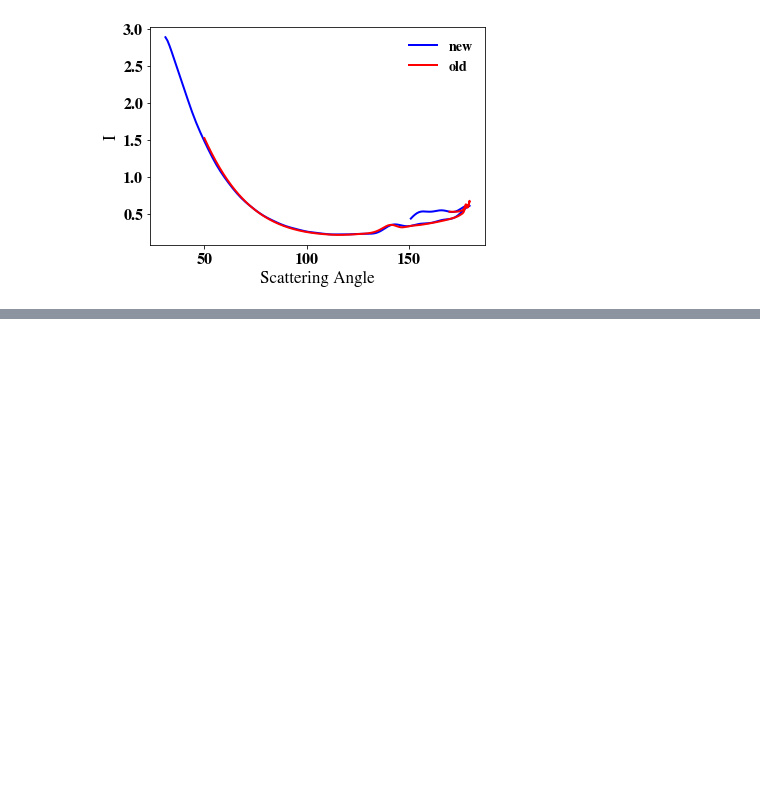
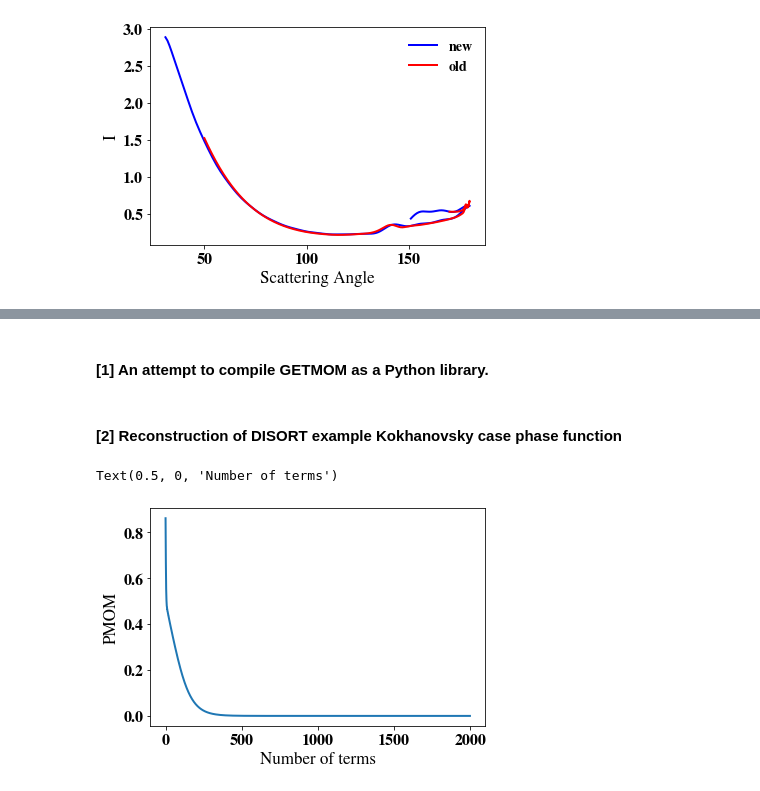
Before and after one commit to cpnHere/ACRS, a Jupyter notebook: LUTs/using_DISORT/lut_desk.ipynb, the cells around one changed output, grey strips where cells are left out. Cells and saved outputs as stored; diff of their text form; code cells hidden in the pictures; blank space fills up the shorter version.

Commit message:
Legendre polynomial expansions of the phase function done. Going to include in the DISORT driver setup

```diff
--- a/LUTs/using_DISORT/lut_desk.ipynb
+++ b/LUTs/using_DISORT/lut_desk.ipynb
@@ -72,0 +88,2 @@ plt.legend()
+# %% [markdown]
+#### [1] An attempt to compile GETMOM as a Python library.
@@ -72,0 +97,14 @@ plt.legend()
+# %% [markdown]
+#### [2] Reconstruction of DISORT example Kokhanovsky case phase function
+# %%
+from scipy.special import legendre
+import time
+lm=np.loadtxt('LegMomKkyCld.dat')
+I,SZA,SAA,VZA,VAA,ScatA=read_disort()
+# %%
+plt.plot(lm)
+plt.ylabel('PMOM')
+plt.xlabel('Number of terms')
+# %% [output]
+Text(0.5, 0, 'Number of terms')
+[figure, added]
```
Also changed, not shown: parts of 11 cells of this notebook.
